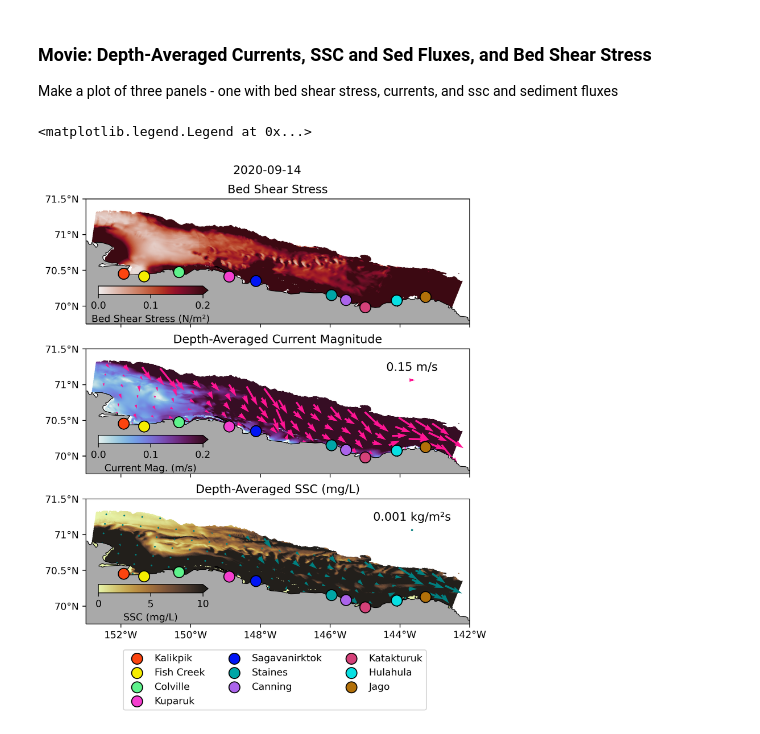
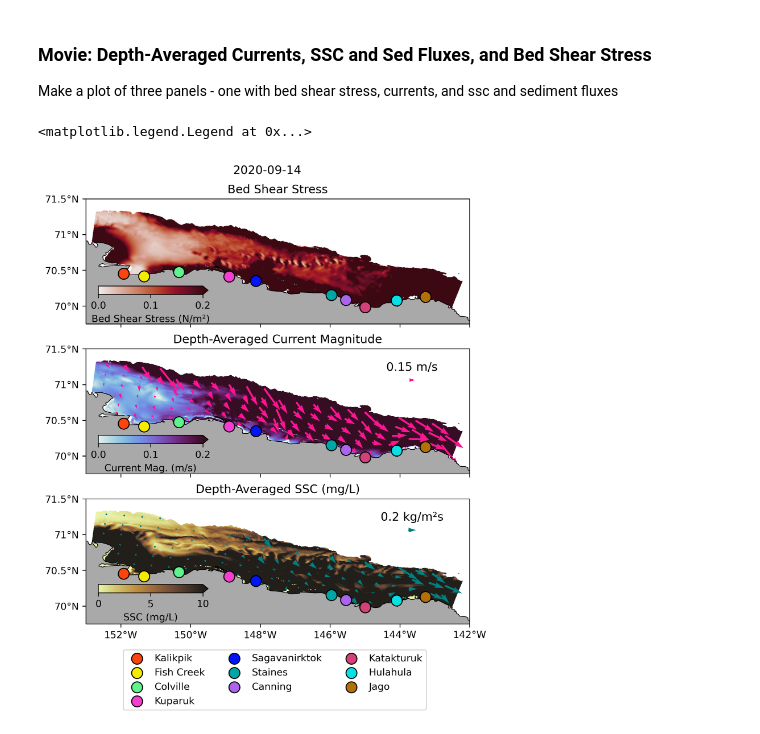
Before and after one commit to bundzis/Beaufort_ROMS_waves_sedfluxes, a Jupyter notebook: Analysis/plot_movie_plots.ipynb, the cells around one changed output. Saved outputs shown, nothing was run; the diff lists cells and outputs as text; code cells hidden in the pictures.

Commit message:
more fixed to quiver key

```diff
--- a/Analysis/plot_movie_plots.ipynb
+++ b/Analysis/plot_movie_plots.ipynb
@@ -457,7 +459,7 @@ q2 = ax[2].quiver(grid.lon_rho[::n_quiv,::n_quiv].values, grid.lat_rho[::n_quiv,
                    transform=ccrs.PlateCarree(),
                    color='teal', width=0.005, scale=scale_sed_flux,
                    angles='xy', scale_units='xy')
-ax[2].quiverkey(q2, 0.85, 0.75, U=0.001, label='0.001 kg/m\u00b2s', fontproperties={'size':12})
+ax[2].quiverkey(q2, 0.85, 0.75, U=0.2, label='0.2 kg/m\u00b2s', fontproperties={'size':12})
 
 
 # Loop through axes to add features
@@ -562,34 +564,34 @@ for r in range(3):
     s12 = ax[r].scatter(grid.lon_rho[eta_kat_idx, xi_kat_idx].values, grid.lat_rho[eta_kat_idx, xi_kat_idx].values,
                 marker='.', s=500, linewidth=1, edgecolors='black', color=river_marker_colors[9], label='Katakturuk')
 
     # Hulahula River
     eta_hul_idx = 40
     xi_hul_idx = 489
     s13 = ax[r].scatter(grid.lon_rho[eta_hul_idx, xi_hul_idx].values, grid.lat_rho[eta_hul_idx, xi_hul_idx].values,
                 marker='.', s=500, linewidth=1, edgecolors='black', color=river_marker_colors[10], label='Hulahula')
 
     # Jago River
     eta_jag_idx = 62 #61
     xi_jag_idx = 528
     s14 = ax[r].scatter(grid.lon_rho[eta_jag_idx, xi_jag_idx].values, grid.lat_rho[eta_jag_idx, xi_jag_idx].values,
                 marker='.', s=500, linewidth=1, edgecolors='black', color=river_marker_colors[11], label='Jago')
 
     # Siksik River
     eta_sik_idx = 46
     xi_sik_idx = 574 #573
     #s15 = ax11.scatter(x_rho_flat[xi_sik_idx]/1000, y_rho_flat[eta_sik_idx]/1000,
     #           marker='.', s=300, linewidth=4, color='deeppink', label='Siksik')
 
 # Add time stamp as title
 fig.suptitle(str(model_output_std.ocean_time.values[time_idx])[:10], y=0.94)
 
 # Add legend for rivers
 ax[2].legend(ncol=3, bbox_to_anchor=(0.90,-0.17))
 
 # plt.subplots_adjust(wspace=0.1)
 # %% [output]
 <matplotlib.legend.Legend at 0x...>
-[figure, old version]
+[figure, new version]
 # %%
 # Make the function to plot all the plots
 # Now make a movie of this
```
Also changed, not shown: parts of 1 cell of this notebook, 1 other file.
